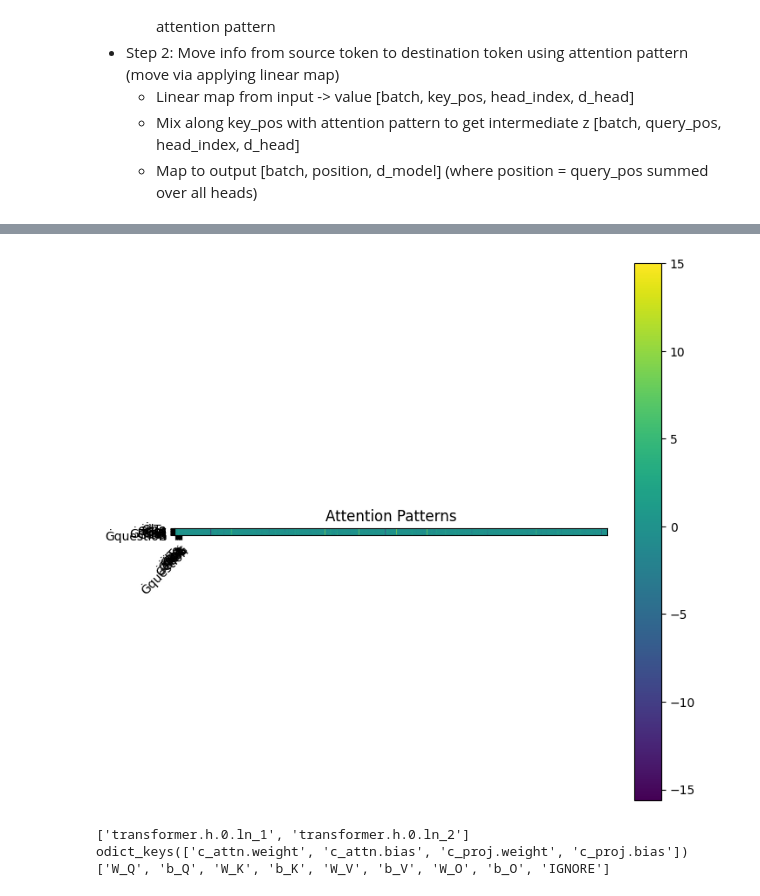
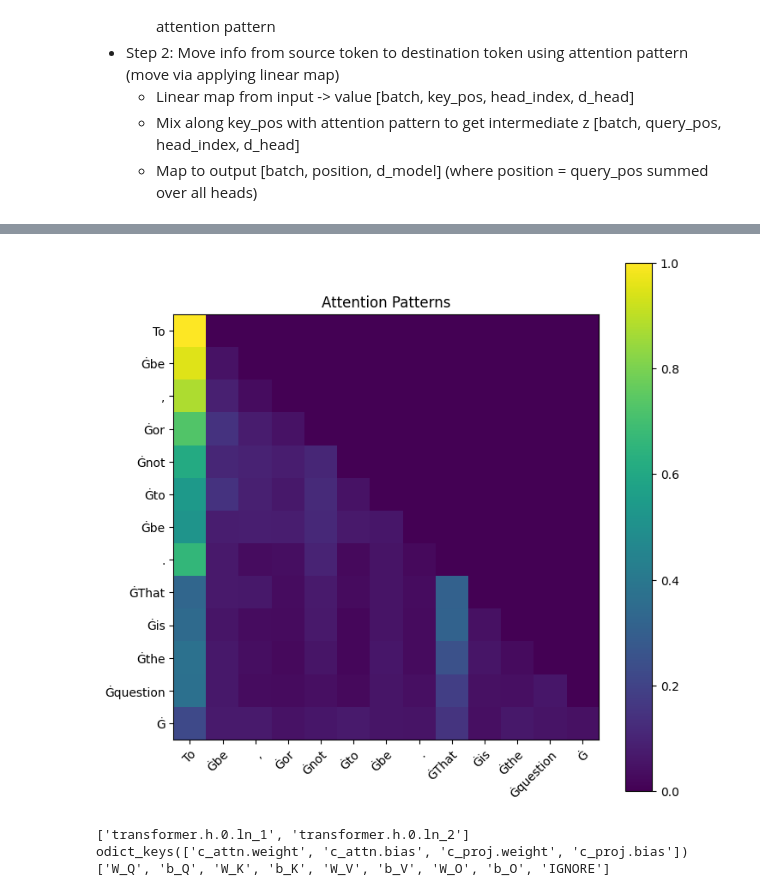
Before and after one commit to emma-x1/ml-from-scratch, a Jupyter notebook: transformers.ipynb, the cells around one changed output, grey strips where cells are left out. Drawn from its saved outputs; the diff is of its cells as text; code cells hidden in the pictures.

```diff
--- a/transformers.ipynb
+++ b/transformers.ipynb
@@ -126,7 +126,6 @@ GPT2LMHeadModel(
 # %%
 # helpers
 
-# TODO come back
 def run_with_cache(model, tokens):
     cache = {}
     hooks = []
@@ -143,12 +142,12 @@ def run_with_cache(model, tokens):
         hooks.append(module.register_forward_hook(make_hook(name)))
 
     with torch.no_grad():
-        out = model(tokens)
+        out = model(tokens, output_attentions=True)
 
     for h in hooks:
         h.remove()
 
-    return out.logits, cache
+    return out.logits, out.attentions, cache
 # %% [markdown]
 Key:
 batch = 1
@@ -172,7 +171,7 @@ torch.Size([1, 13])
 ['To', 'Ġbe', ',', 'Ġor', 'Ġnot', 'Ġto', 'Ġbe', '.', 'ĠThat', 'Ġis', 'Ġthe', 'Ġquestion', 'Ġ']
 # %%
 # tokens to logits
-logits, cache = run_with_cache(reference_gpt2, tokens)
+logits, attention, cache = run_with_cache(reference_gpt2, tokens)
 print(logits.shape) # [batch, position]
 # %% [output]
 torch.Size([1, 13, 50257])
@@ -553,12 +543,12 @@ def plot_attention_matrix(attention_mask, src_tokens, tgt_tokens):
     plt.title("Attention Patterns")
     plt.show()
 
-# print cache entries
-print([k for k in cache.keys() if 'attn' in k and 'h.0' in k])
-print(cache['transformer.h.0.attn'])
-print(cache['transformer.h.0.attn'].shape)
+# print attention
+print(attention[0].shape)
 
-plot_attention_matrix(src_tokens=tokenizer.convert_ids_to_tokens(tokens[0].tolist()), tgt_tokens=tokenizer.convert_ids_to_tokens(tokens[0].tolist()), attention_mask=cache['transformer.h.0.attn'].permute(1, 2, 0))
+plot_attention_matrix(src_tokens=tokenizer.convert_ids_to_tokens(tokens[0].tolist()),
+                      tgt_tokens=tokenizer.convert_ids_to_tokens(tokens[0].tolist()),
+                      attention_mask=attention[0][0, 0, :, :])
 # %% [output]
 Requirement already satisfied: matplotlib in /Library/Frameworks/Python.framework/Versions/3.10/lib/python3.10/site-packages (3.10.0)
 Requirement already satisfied: contourpy>=1.0.1 in /Library/Frameworks/Python.framework/Versions/3.10/lib/python3.10/site-packages (from matplotlib) (1.3.1)
@@ -580,4 +569,4 @@ torch.Size([1, 13, 768])
-[figure, old version]
+[figure, new version]
 # %%
 class Attention(nn.Module):
     def __init__(self, cfg):
```
Also changed, not shown: parts of 17 cells of this notebook.
